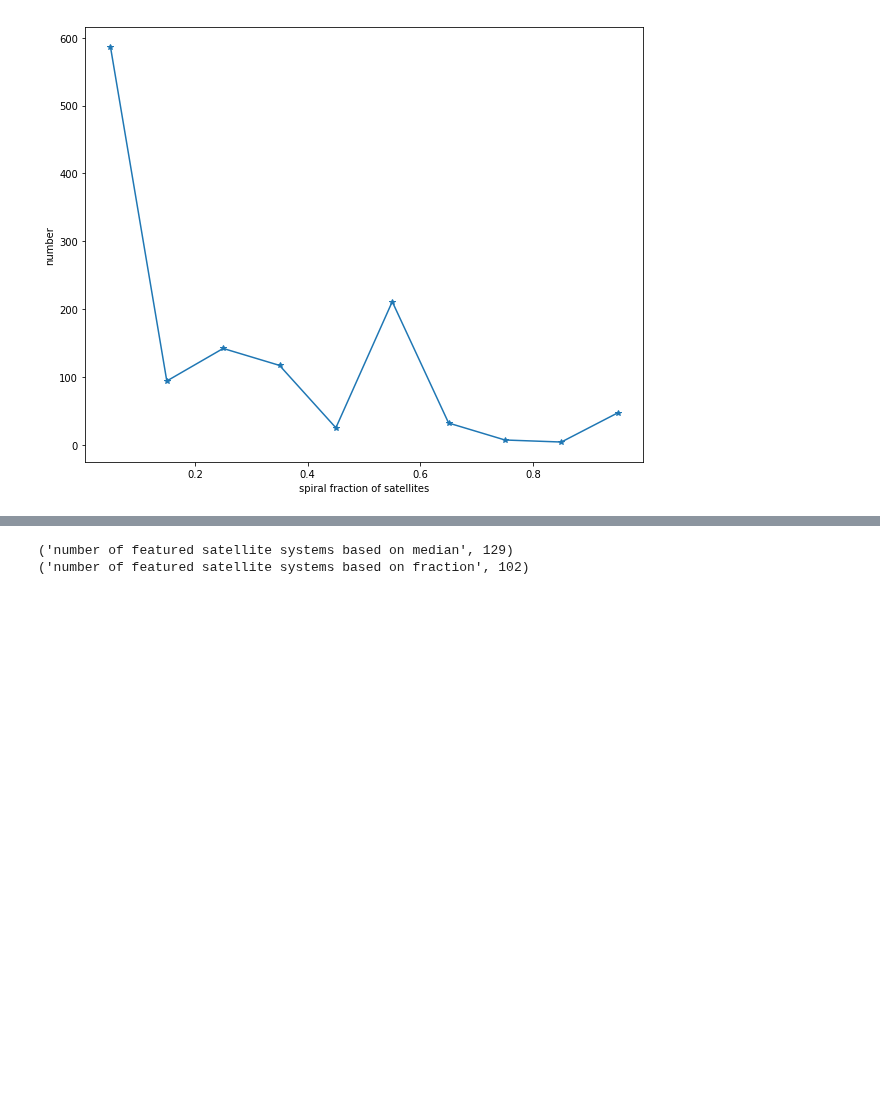
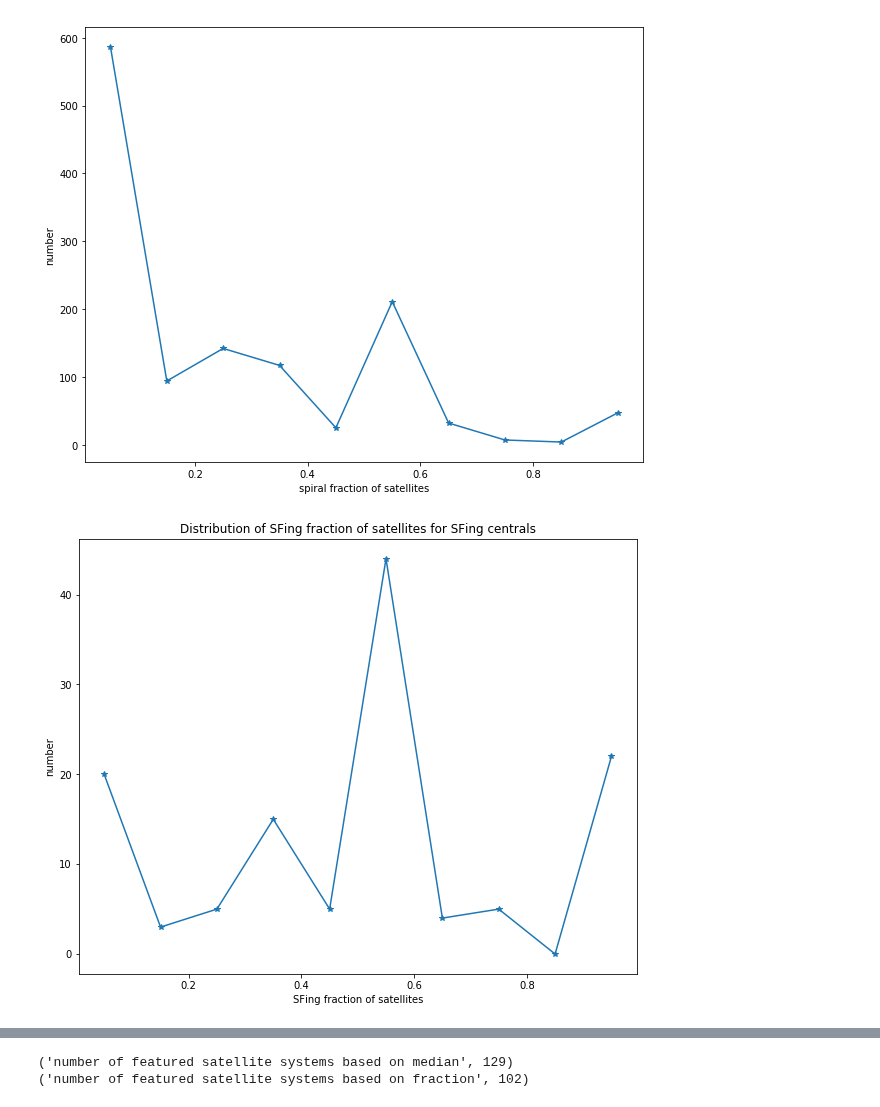
Before and after one commit to jaotter/Otter-Research-2017, a Jupyter notebook: pfeat_dist_plots.ipynb, the cells around one changed output, grey strips where cells are left out. Saved outputs shown, nothing was run; the diff lists cells and outputs as text; code cells hidden in the pictures; blank space fills up the shorter version.

Commit message:
new plots!

```diff
--- a/pfeat_dist_plots.ipynb
+++ b/pfeat_dist_plots.ipynb
@@ -96,3 +96,25 @@ plt.ylabel('number')
 plt.show()
 # %% [output]
 [figure]
+# %%
+f = plt.figure(figsize=(10,8))
+
+sfing_cent_group_ind = reduce(np.intersect1d, (halo_mass_val_ind, group_ind, sf_cent_ind))
+passive_cent_group_ind = reduce(np.intersect1d, (halo_mass_val_ind, group_ind, passive_cent_ind))
+
+sfing_cent_ssfr_frac = group_table['sat_sf_frac'][sfing_cent_group_ind]
+passive_cent_ssfr_frac = group_table['sat_sf_frac'][passive_cent_group_ind]
+
+hist, bins = np.histogram(sfing_cent_ssfr_frac, density=False)
+
+plotpts = []
+for b in range(len(bins[:-1])):
+    plotpts.append(bins[b] + (bins[b+1]-bins[b])/2)
+
+plt.plot(plotpts, hist, marker='*')
+plt.xlabel('SFing fraction of satellites')
+plt.ylabel('number')
+plt.title('Distribution of SFing fraction of satellites for SFing centrals')
+plt.show()
+# %% [output]
+[figure, added]
```
Also changed, not shown: parts of 1 cell of this notebook.
